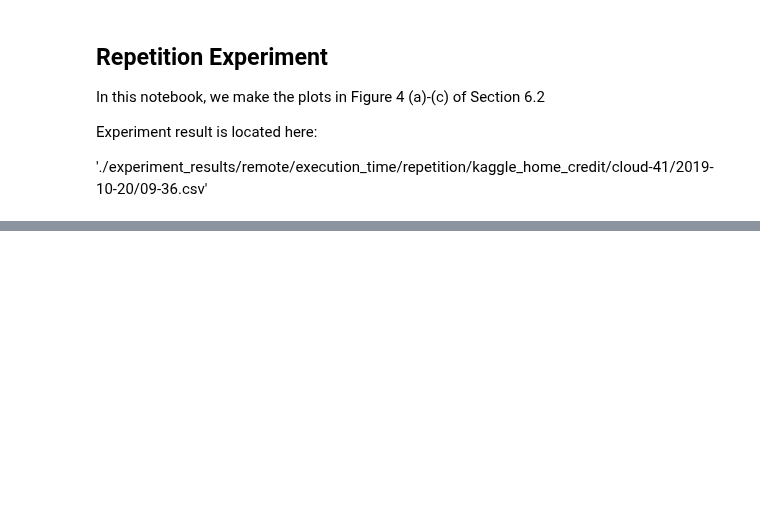
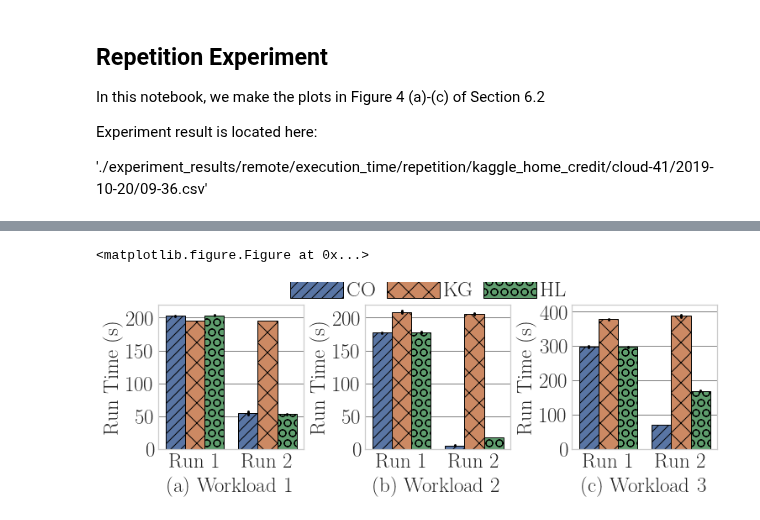
Before and after one commit to dbehrouz/ml-workload-optimization, a Jupyter notebook: code/collaborative-optimizer/paper/experiments/execution_time/repetition/plots.ipynb, the cells around one changed output, grey strips where cells are left out. Saved outputs shown, nothing was run; the diff lists cells and outputs as text; code cells hidden in the pictures; blank space fills up the shorter version.

```diff
--- a/code/collaborative-optimizer/paper/experiments/execution_time/repetition/plots.ipynb
+++ b/code/collaborative-optimizer/paper/experiments/execution_time/repetition/plots.ipynb
@@ -87 +148,38 @@ execution_times
+# %%
+plt.clf()
+fig = plt.figure(figsize=(11,4))
+ax1 = fig.add_subplot(131)
+df = execution_times[execution_times['workload'] == 'start_here_a_gentle_introduction']
+p1=plot_run_time(df,ax1,workload_id='start_here_a_gentle_introduction')
+
+ax2 = fig.add_subplot(132)
+df = execution_times[execution_times['workload'] == 'introduction_to_manual_feature_engineering']
+p2=plot_run_time(df, ax2,workload_id='introduction_to_manual_feature_engineering')
+
+ax3 = fig.add_subplot(133)
+df = execution_times[execution_times['workload'] == 'introduction_to_manual_feature_engineering_p2']
+p3=plot_run_time(df, ax3,workload_id='introduction_to_manual_feature_engineering_p2')
+plt.tight_layout()
+
+path = output_directory+'/repeated_workloads'
+create_folder(path=path)
+lg = fig.legend(
+    #frameon=True,
+    loc='upper center',
+    handlelength=2.5,
+    handleheight=1,
+    handletextpad=0.2,
+    #fontsize=AXIS_FONT,
+    ncol=3,
+    columnspacing=0.5,
+    bbox_to_anchor=(0.5, 1))
+
+fig.tight_layout( w_pad=0, h_pad=1)
+#lg.get_frame().set_edgecolor('b')
+#lg.get_frame().set_linewidth(2.0)
+
+savefig(path)
+# %% [output]
+<matplotlib.figure.Figure at 0x...>
+[figure, added]
 # %%
```
Also changed, not shown: parts of 11 cells of this notebook, 4 other files.
